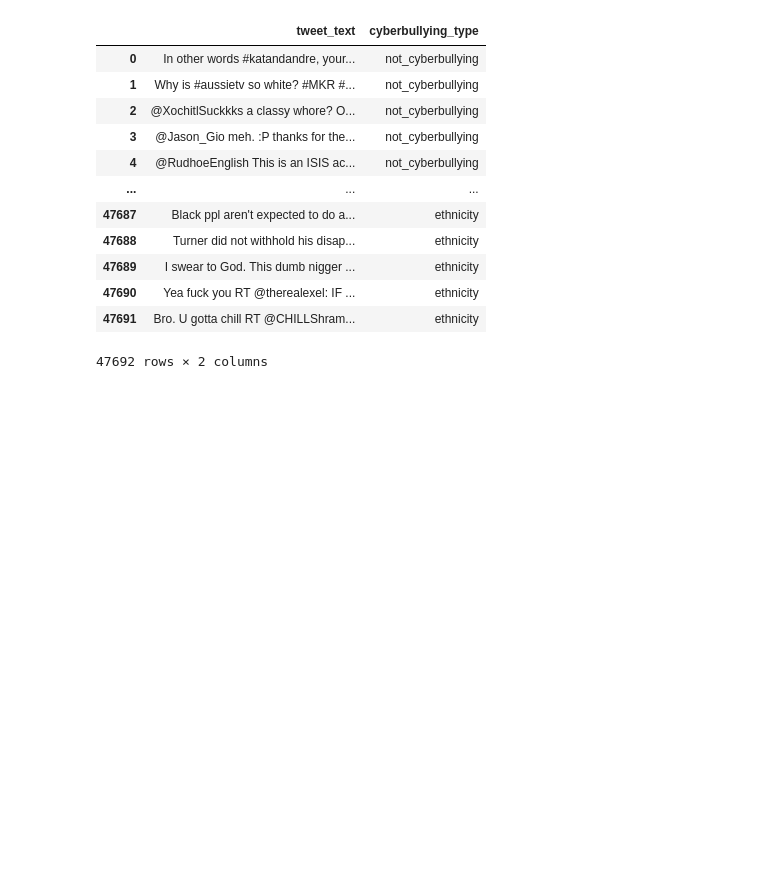
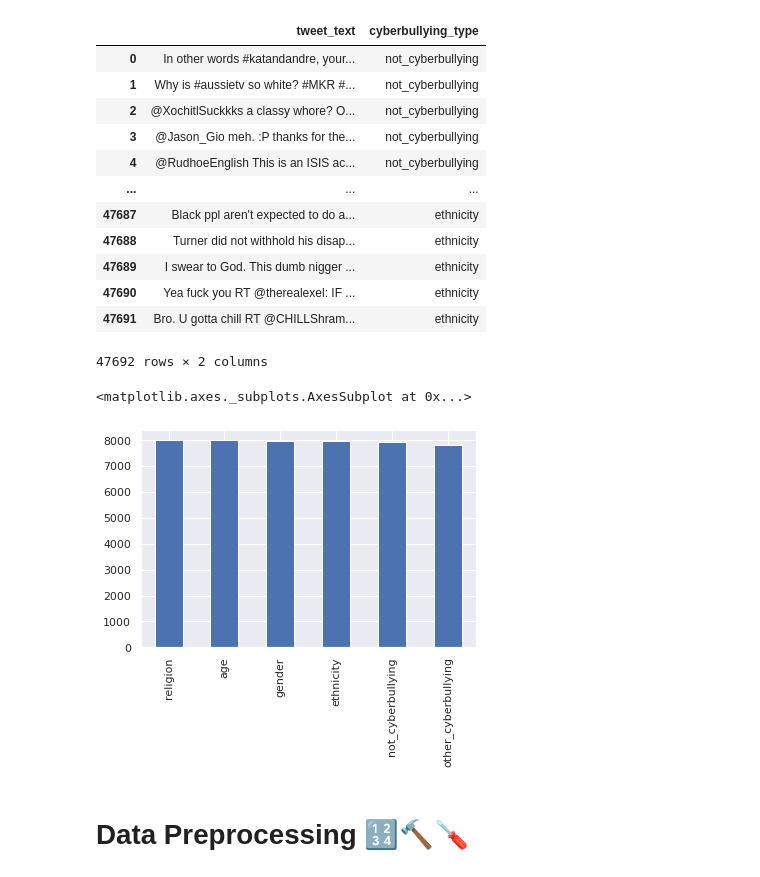
Before and after one commit to vasilis-mav/cyberbullying-bert, a Jupyter notebook: Thesis.ipynb, the cells around one changed output. Drawn from its saved outputs; the diff is of its cells as text; code cells hidden in the pictures; blank space fills up the shorter version.

```diff
--- a/Thesis.ipynb
+++ b/Thesis.ipynb
@@ -7,10 +12,11 @@ import numpy as np
 import pandas as pd
 import matplotlib.pyplot as plt
 import seaborn as sns
-sns.set()
+sns.set() #for use of sns theme in plots
 # I use the following Dataset from Kaggle:
 #Author: LARXEL
 #Link : https://www.kaggle.com/datasets/andrewmvd/cyberbullying-classification?resource=download
 #Licence: Attribution 4.0 International (CC BY 4.0)
 
-dataset = pd.read_csv('/content/drive/MyDrive/Thesis/cyberbullying_tweets.csv')
+df = pd.read_csv('/content/drive/MyDrive/Thesis/cyberbullying_tweets.csv')
+#df = pd.read_csv('./cyberbullying_tweets.csv') # to read from local folder
@@ -32,3 +72,10 @@ dataset
 | 47690 | Yea fuck you RT @therealexel: IF ... | ethnicity |
 | 47691 | Bro. U gotta chill RT @CHILLShram... | ethnicity |
 47692 rows × 2 columns
+# %%
+df['cyberbullying_type'].value_counts().plot(kind='bar')
+# %% [output]
+<matplotlib.axes._subplots.AxesSubplot at 0x...>
+[figure, added]
+# %% [markdown]
+# Data Preprocessing 🔢🔨🪛
```
Also changed, not shown: parts of 91 cells of this notebook.
